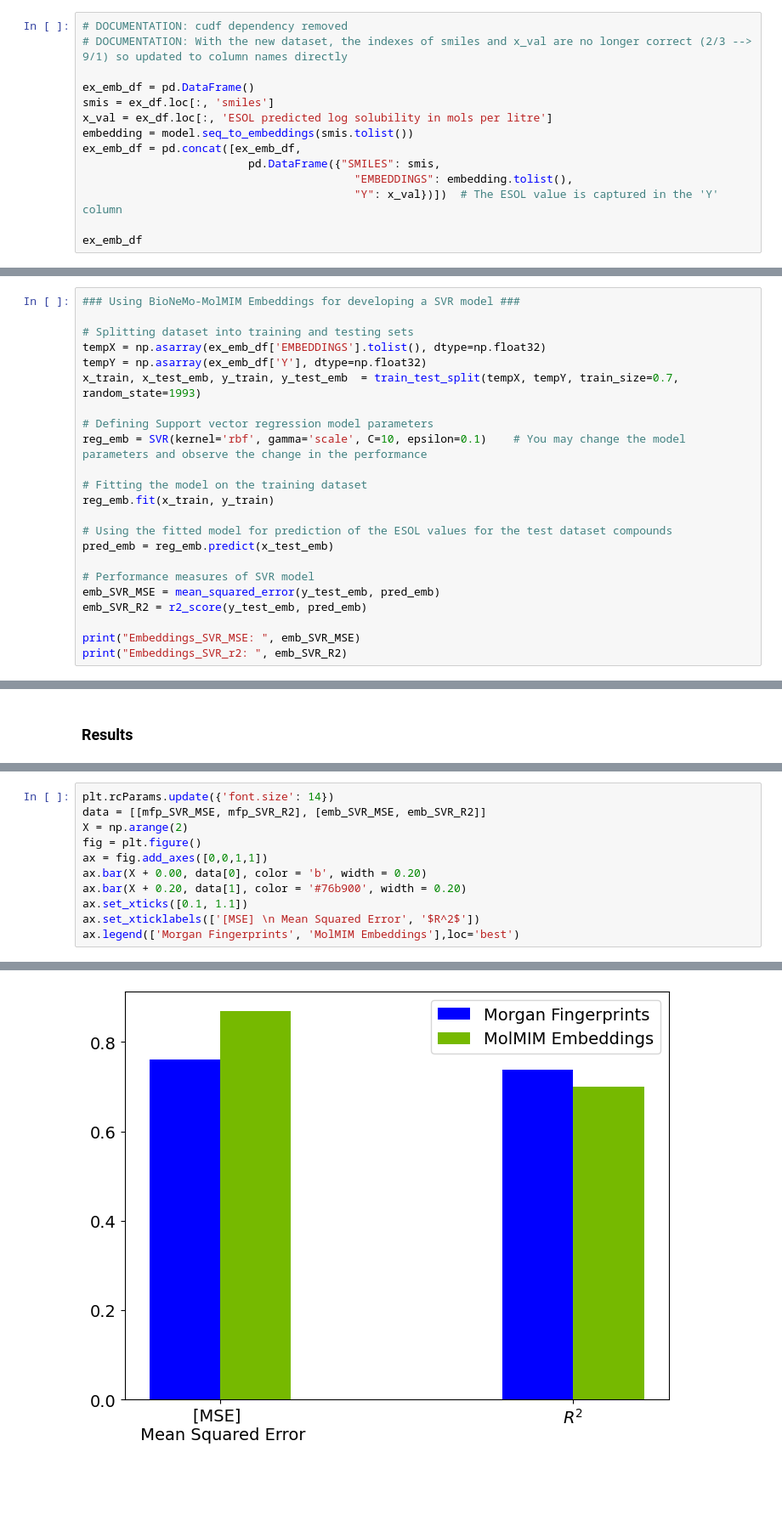
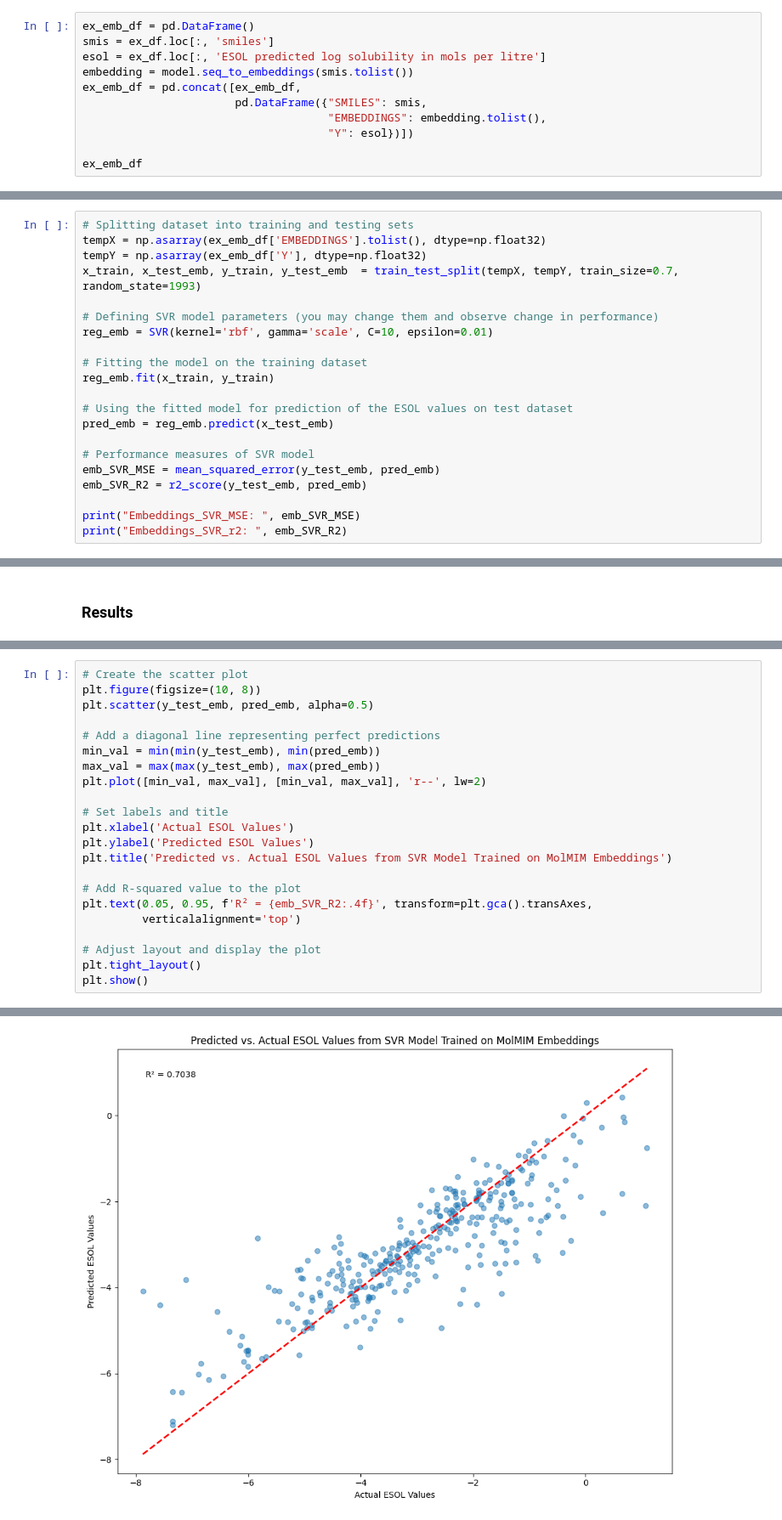
Before and after one commit to kushshah1/BioNeMo-Notebooks, a Jupyter notebook: molmim/molmim-inference.ipynb, the cells around one changed output, grey strips where cells are left out. Shown at 85% size. Cells and saved outputs as stored; diff of their text form; blank space fills up the shorter version.

```diff
--- a/molmim/molmim-inference.ipynb
+++ b/molmim/molmim-inference.ipynb
@@ -266,15 +345,12 @@ ex_df.head()
 # %%
-# DOCUMENTATION: cudf dependency removed
-# DOCUMENTATION: With the new dataset, the indexes of smiles and x_val are no longer correct (2/3 --> 9/1) so updated to column names directly
-
 ex_emb_df = pd.DataFrame()
 smis = ex_df.loc[:, 'smiles']
-x_val = ex_df.loc[:, 'ESOL predicted log solubility in mols per litre']
+esol = ex_df.loc[:, 'ESOL predicted log solubility in mols per litre']
 embedding = model.seq_to_embeddings(smis.tolist())
 ex_emb_df = pd.concat([ex_emb_df,
-                         pd.DataFrame({"SMILES": smis,
-                                         "EMBEDDINGS": embedding.tolist(),
-                                         "Y": x_val})])  # The ESOL value is captured in the 'Y' column
+                       pd.DataFrame({"SMILES": smis,
+                                     "EMBEDDINGS": embedding.tolist(),
+                                     "Y": esol})])
 
 ex_emb_df
 # %% [output]
@@ -361,18 +374,16 @@ Fingerprint_SVR_r2:  0.7368847287139371
 # %%
-### Using BioNeMo-MolMIM Embeddings for developing a SVR model ###
-
 # Splitting dataset into training and testing sets
 tempX = np.asarray(ex_emb_df['EMBEDDINGS'].tolist(), dtype=np.float32)
 tempY = np.asarray(ex_emb_df['Y'], dtype=np.float32)
 x_train, x_test_emb, y_train, y_test_emb  = train_test_split(tempX, tempY, train_size=0.7, random_state=1993)
 
-# Defining Support vector regression model parameters
-reg_emb = SVR(kernel='rbf', gamma='scale', C=10, epsilon=0.1)    # You may change the model parameters and observe the change in the performance
+# Defining SVR model parameters (you may change them and observe change in performance)
+reg_emb = SVR(kernel='rbf', gamma='scale', C=10, epsilon=0.01)
 
 # Fitting the model on the training dataset
 reg_emb.fit(x_train, y_train)
 
-# Using the fitted model for prediction of the ESOL values for the test dataset compounds
+# Using the fitted model for prediction of the ESOL values on test dataset
 pred_emb = reg_emb.predict(x_test_emb)
 
 # Performance measures of SVR model
@@ -389,12 +402,23 @@ Embeddings_SVR_r2:  0.6990346084879662
 # %%
-plt.rcParams.update({'font.size': 14})
-data = [[mfp_SVR_MSE, mfp_SVR_R2], [emb_SVR_MSE, emb_SVR_R2]]
-X = np.arange(2)
-fig = plt.figure()
-ax = fig.add_axes([0,0,1,1])
-ax.bar(X + 0.00, data[0], color = 'b', width = 0.20)
-ax.bar(X + 0.20, data[1], color = '#76b900', width = 0.20)
-ax.set_xticks([0.1, 1.1])
-ax.set_xticklabels(['[MSE] \n Mean Squared Error', '$R^2$'])
-ax.legend(['Morgan Fingerprints', 'MolMIM Embeddings'],loc='best')
+# Create the scatter plot
+plt.figure(figsize=(10, 8))
+plt.scatter(y_test_emb, pred_emb, alpha=0.5)
+
+# Add a diagonal line representing perfect predictions
+min_val = min(min(y_test_emb), min(pred_emb))
+max_val = max(max(y_test_emb), max(pred_emb))
+plt.plot([min_val, max_val], [min_val, max_val], 'r--', lw=2)
+
+# Set labels and title
+plt.xlabel('Actual ESOL Values')
+plt.ylabel('Predicted ESOL Values')
+plt.title('Predicted vs. Actual ESOL Values from SVR Model Trained on MolMIM Embeddings')
+
+# Add R-squared value to the plot
+plt.text(0.05, 0.95, f'R² = {emb_SVR_R2:.4f}', transform=plt.gca().transAxes,
+         verticalalignment='top')
+
+# Adjust layout and display the plot
+plt.tight_layout()
+plt.show()
 # %% [output]
@@ -402 +425 @@ ax.legend(['Morgan Fingerprints', 'MolMIM Embeddings'],loc='best')
-[figure, old version]
+[figure, new version]
```
Also changed, not shown: parts of 47 cells of this notebook.
